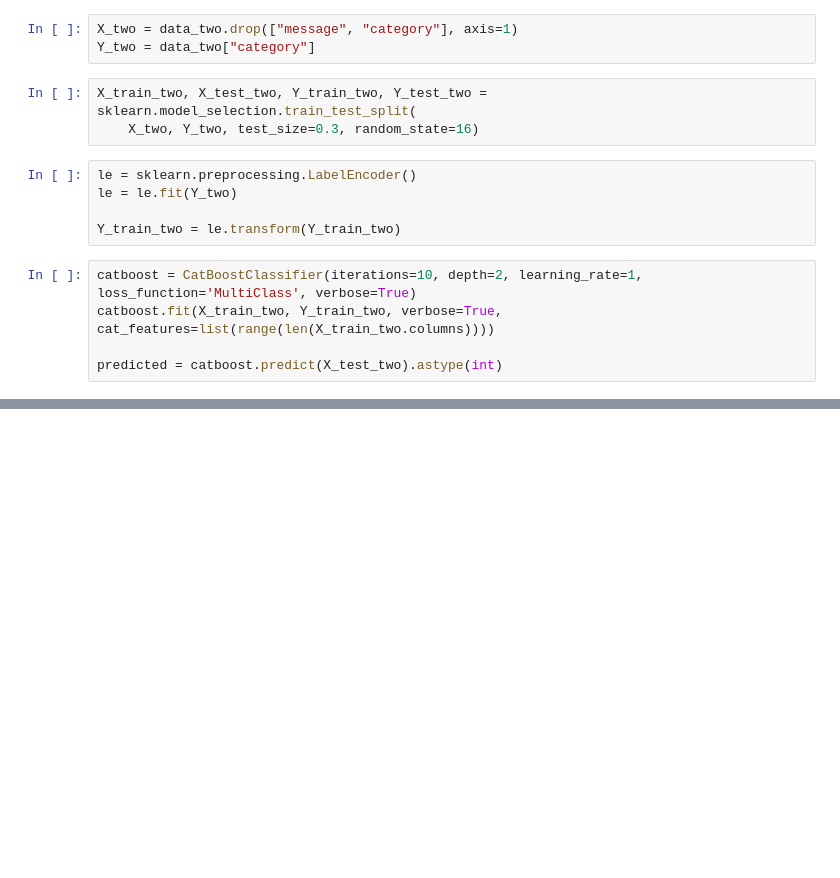
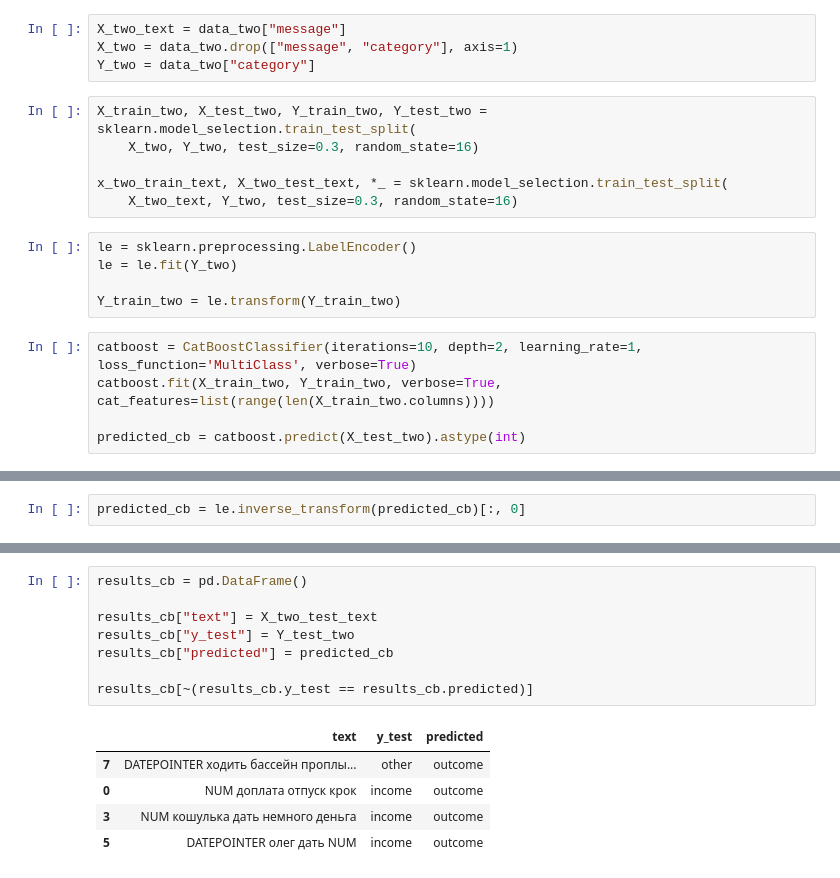
Before and after one commit to Sapunov/lul, a Jupyter notebook: Classification.ipynb, the cells around one changed output, grey strips where cells are left out. Drawn from its saved outputs; the diff is of its cells as text; blank space fills up the shorter version.

```diff
--- a/Classification.ipynb
+++ b/Classification.ipynb
@@ -251,11 +333,15 @@ data_two = data_two.drop(["count_tokens"], axis=1)
 # %% [markdown]
 ### CatBoost
 # %%
+X_two_text = data_two["message"]
 X_two = data_two.drop(["message", "category"], axis=1)
 Y_two = data_two["category"]
 # %%
 X_train_two, X_test_two, Y_train_two, Y_test_two = sklearn.model_selection.train_test_split(
     X_two, Y_two, test_size=0.3, random_state=16)
+
+x_two_train_text, X_two_test_text, *_ = sklearn.model_selection.train_test_split(
+    X_two_text, Y_two, test_size=0.3, random_state=16)
 # %%
 le = sklearn.preprocessing.LabelEncoder()
 le = le.fit(Y_two)
@@ -265,5 +351,5 @@ Y_train_two = le.transform(Y_train_two)
 catboost = CatBoostClassifier(iterations=10, depth=2, learning_rate=1, loss_function='MultiClass', verbose=True)
 catboost.fit(X_train_two, Y_train_two, verbose=True, cat_features=list(range(len(X_train_two.columns))))
 
-predicted = catboost.predict(X_test_two).astype(int)
+predicted_cb = catboost.predict(X_test_two).astype(int)
 # %% [output]
@@ -285 +370,3 @@ predicted = le.inverse_transform(predicted)
+# %%
+predicted_cb = le.inverse_transform(predicted_cb)[:, 0]
 # %%
@@ -311,0 +390,14 @@ F1:            0.8       0.0       0.0       0.964     1.0       1.0
+# %%
+results_cb = pd.DataFrame()
+
+results_cb["text"] = X_two_test_text
+results_cb["y_test"] = Y_test_two
+results_cb["predicted"] = predicted_cb
+
+results_cb[~(results_cb.y_test == results_cb.predicted)]
+# %% [output]
+|  | text | y_test | predicted |
+| 7 | DATEPOINTER ходить бассейн проплы... | other | outcome |
+| 0 | NUM доплата отпуск крок | income | outcome |
+| 3 | NUM кошулька дать немного деньга | income | outcome |
+| 5 | DATEPOINTER олег дать NUM | income | outcome |
```
Also changed, not shown: parts of 17 cells of this notebook.
